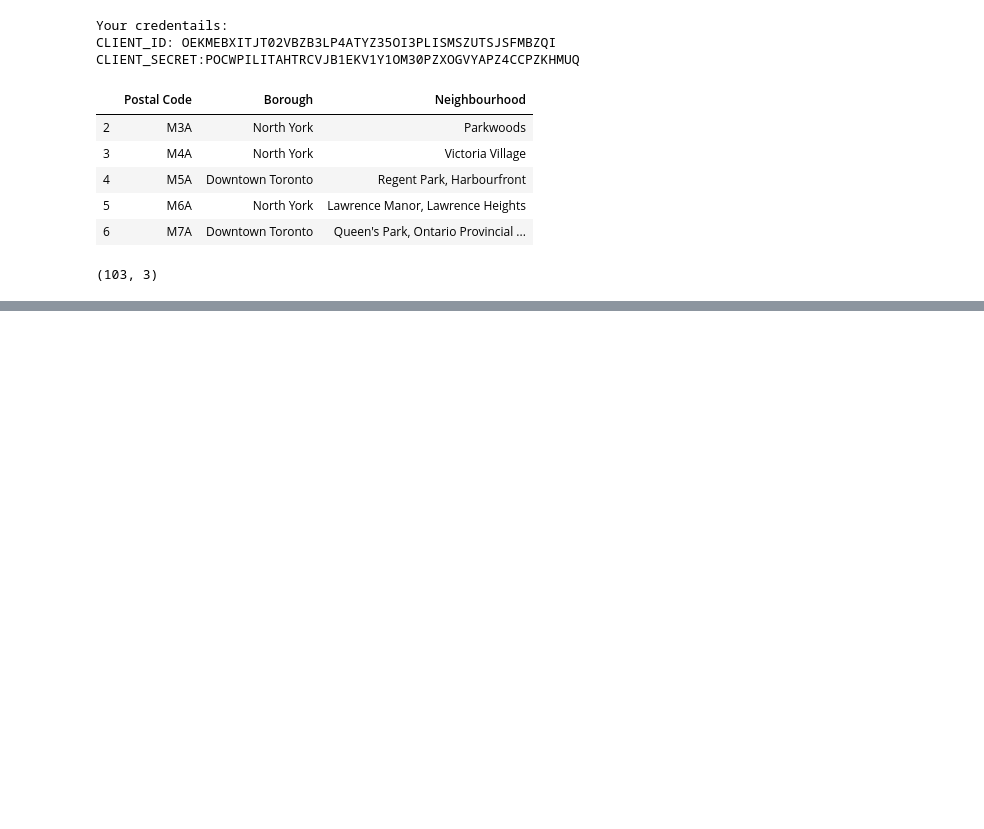
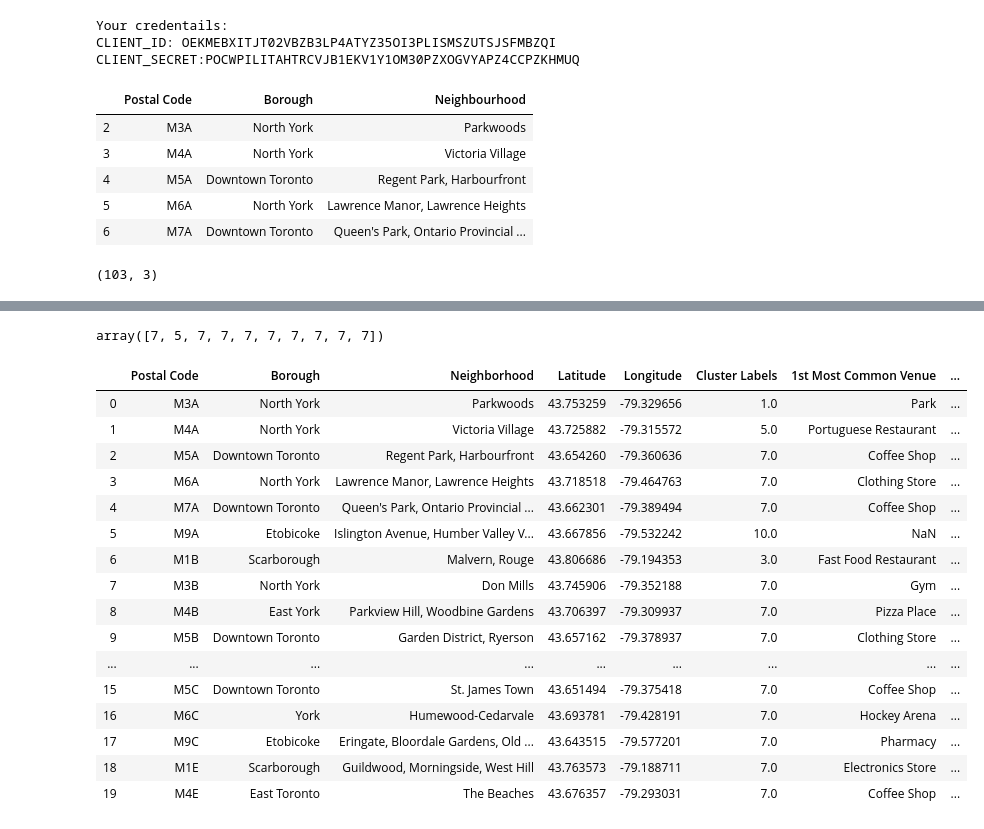
Before and after one commit to agrahn95/Coursera_Capstone, a Jupyter notebook: Data Science Capstone Project.ipynb, the cells around one changed output, grey strips where cells are left out. Cells and saved outputs as stored; diff of their text form; code cells hidden in the pictures; blank space fills up the shorter version.

```diff
--- a/Data Science Capstone Project.ipynb
+++ b/Data Science Capstone Project.ipynb
@@ -111,0 +122,3 @@ KeyError: 'L'
+# %%
+results = requests.get(url).json()
+results
@@ -111,0 +232,5 @@ KeyError: 'L'
+# %%
+Neighborhood_venues = getNearbyVenues(names=df_coords['Neighbourhood'],
+                                   latitudes=df_coords['Latitude'],
+                                   longitudes=df_coords['Longitude']
+                                    )
@@ -111,0 +256,7 @@ KeyError: 'L'
+# %%
+# sort in descending order function
+def return_most_common_venues(row, num_top_venues):
+    row_categories = row.iloc[1:]
+    row_categories_sorted = row_categories.sort_values(ascending=False)
+
+    return row_categories_sorted.index.values[0:num_top_venues]
@@ -111,0 +294,43 @@ KeyError: 'L'
+# %%
+# set number of clusters
+kclusters = 10
+
+Toronto_grouped_clustering = Toronto_grouped.drop('Neighborhood', 1)
+
+# run k-means clustering
+kmeans = KMeans(n_clusters=kclusters, random_state=0).fit(Toronto_grouped_clustering)
+
+# check cluster labels generated for each row in the dataframe
+kmeans.labels_[0:10]
+# %% [output]
+array([7, 5, 7, 7, 7, 7, 7, 7, 7, 7])
+# %%
+# add clustering labels, clean up dataframe
+neighborhoods_venues_sorted.insert(1, 'Cluster Labels', kmeans.labels_)
+Toronto_merged = df_coords.copy()
+Toronto_merged.rename(columns={'Neighbourhood': 'Neighborhood'},inplace=True)
+#Toronto_merged.drop('Postal Code',axis=1,inplace=True)
+
+
+# merge clusters and venues
+Toronto_merged = Toronto_merged.join(neighborhoods_venues_sorted.set_index('Neighborhood'), on='Neighborhood')
+Toronto_merged['Cluster Labels'].replace(float("NaN"),kclusters,inplace = True)
+Toronto_merged.head(20)
+# %% [output]
+|  | Postal Code | Borough | Neighborhood | Latitude | Longitude | Cluster Labels | 1st Most Common Venue | ... |
+| 0 | M3A | North York | Parkwoods | 43.753259 | -79.329656 | 1.0 | Park | ... |
+| 1 | M4A | North York | Victoria Village | 43.725882 | -79.315572 | 5.0 | Portuguese Restaurant | ... |
+| 2 | M5A | Downtown Toronto | Regent Park, Harbourfront | 43.654260 | -79.360636 | 7.0 | Coffee Shop | ... |
+| 3 | M6A | North York | Lawrence Manor, Lawrence Heights | 43.718518 | -79.464763 | 7.0 | Clothing Store | ... |
+| 4 | M7A | Downtown Toronto | Queen's Park, Ontario Provincial ... | 43.662301 | -79.389494 | 7.0 | Coffee Shop | ... |
+| 5 | M9A | Etobicoke | Islington Avenue, Humber Valley V... | 43.667856 | -79.532242 | 10.0 | NaN | ... |
+| 6 | M1B | Scarborough | Malvern, Rouge | 43.806686 | -79.194353 | 3.0 | Fast Food Restaurant | ... |
+| 7 | M3B | North York | Don Mills | 43.745906 | -79.352188 | 7.0 | Gym | ... |
+| 8 | M4B | East York | Parkview Hill, Woodbine Gardens | 43.706397 | -79.309937 | 7.0 | Pizza Place | ... |
+| 9 | M5B | Downtown Toronto | Garden District, Ryerson | 43.657162 | -79.378937 | 7.0 | Clothing Store | ... |
+| ... | ... | ... | ... | ... | ... | ... | ... | ... |
+| 15 | M5C | Downtown Toronto | St. James Town | 43.651494 | -79.375418 | 7.0 | Coffee Shop | ... |
+| 16 | M6C | York | Humewood-Cedarvale | 43.693781 | -79.428191 | 7.0 | Hockey Arena | ... |
+| 17 | M9C | Etobicoke | Eringate, Bloordale Gardens, Old ... | 43.643515 | -79.577201 | 7.0 | Pharmacy | ... |
+| 18 | M1E | Scarborough | Guildwood, Morningside, West Hill | 43.763573 | -79.188711 | 7.0 | Electronics Store | ... |
+| 19 | M4E | East Toronto | The Beaches | 43.676357 | -79.293031 | 7.0 | Coffee Shop | ... |
```
Also changed, not shown: parts of 16 cells of this notebook, 2 other files.
